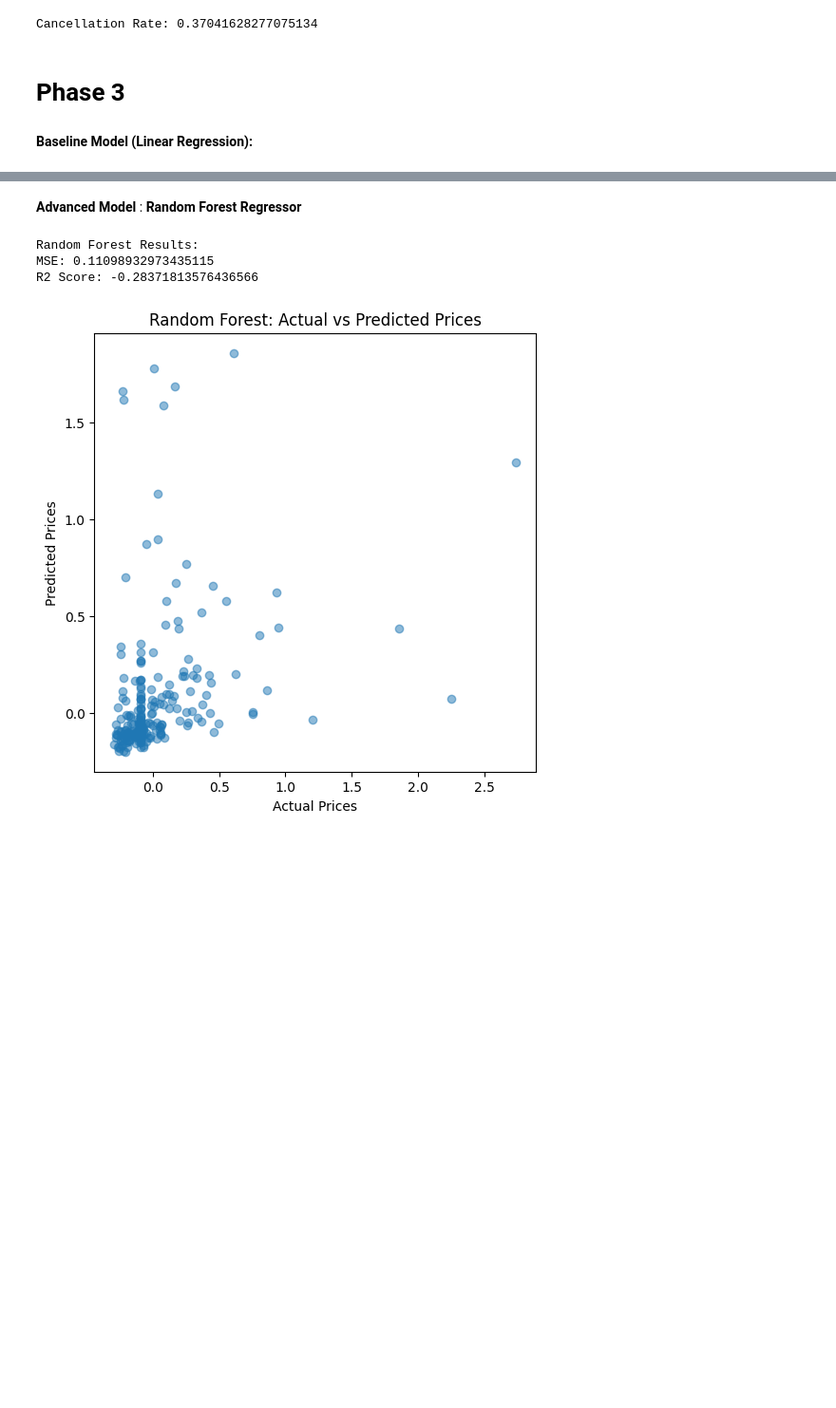
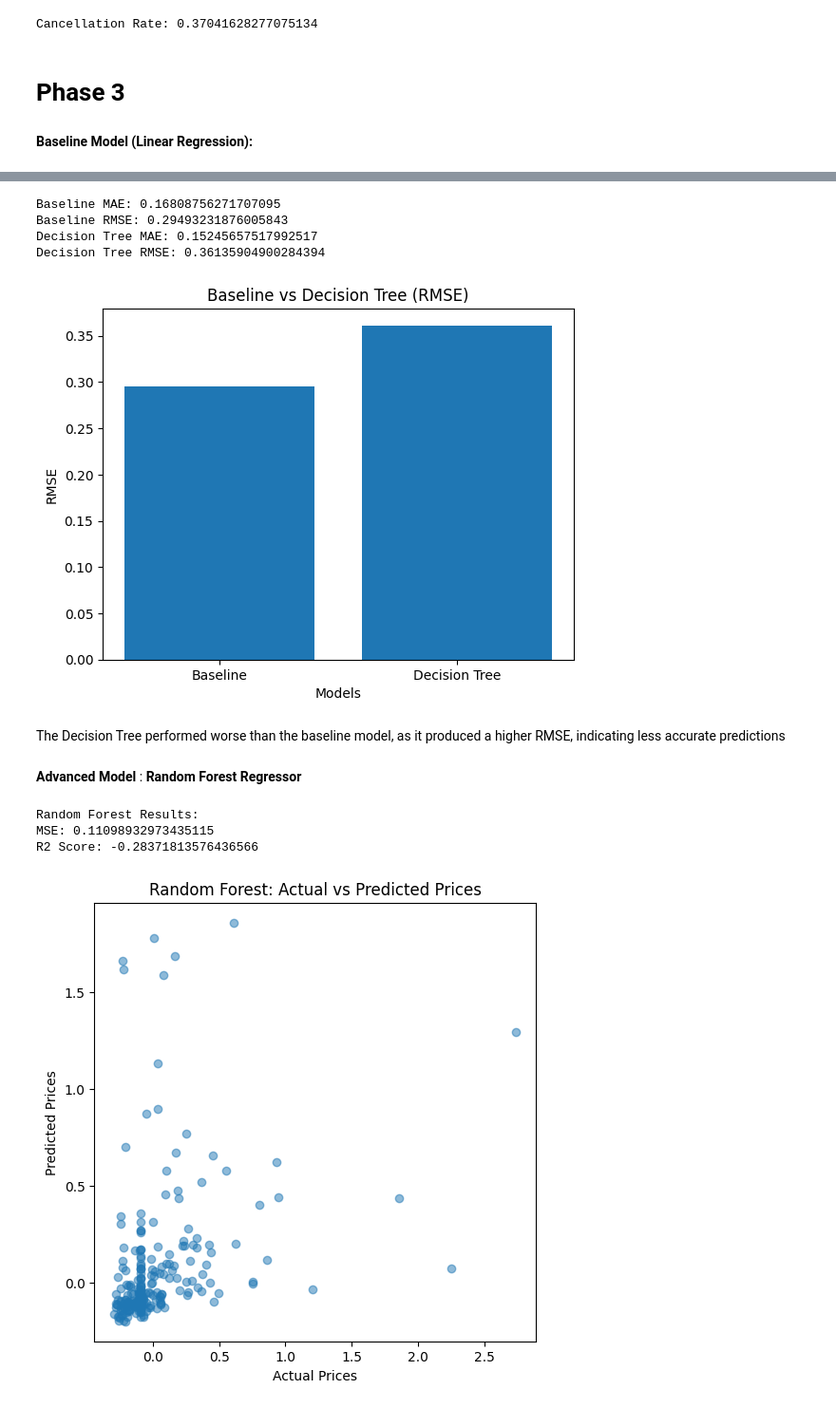
Before and after one commit to ITDeema/DataScience, a Jupyter notebook: DATASCIENCEPHASE2.ipynb, the cells around one changed output, grey strips where cells are left out. Shown at 95% size. Saved outputs shown, nothing was run; the diff lists cells and outputs as text; code cells hidden in the pictures; blank space fills up the shorter version.

```diff
--- a/DATASCIENCEPHASE2.ipynb
+++ b/DATASCIENCEPHASE2.ipynb
@@ -965,3 +1044,41 @@ y_pred = baseline_model.predict(X_test)
+# %%
+baseline_pred = [y_train.mean()] * len(y_test)
+
+from sklearn.metrics import mean_absolute_error, mean_squared_error
+import numpy as np
+import matplotlib.pyplot as plt
+
+baseline_mae = mean_absolute_error(y_test, baseline_pred)
+baseline_rmse = np.sqrt(mean_squared_error(y_test, baseline_pred))
+
+print("Baseline MAE:", baseline_mae)
+print("Baseline RMSE:", baseline_rmse)
+
+# Decision Tree (نتيجتك)
+mae_dt = mean_absolute_error(y_test, y_pred_dt)
+rmse_dt = np.sqrt(mean_squared_error(y_test, y_pred_dt))
+
+print("Decision Tree MAE:", mae_dt)
+print("Decision Tree RMSE:", rmse_dt)
+
+
+models = ["Baseline", "Decision Tree"]
+rmse_values = [baseline_rmse, rmse_dt]
+
+plt.figure()
+plt.bar(models, rmse_values)
+plt.title("Baseline vs Decision Tree (RMSE)")
+plt.xlabel("Models")
+plt.ylabel("RMSE")
+plt.show()
+# %% [output]
+Baseline MAE: 0.16808756271707095
+Baseline RMSE: 0.29493231876005843
+Decision Tree MAE: 0.15245657517992517
+Decision Tree RMSE: 0.36135904900284394
+[figure, added]
+# %% [markdown]
+ The Decision Tree performed worse than the baseline model, as it produced a higher RMSE, indicating less accurate predictions
 # %% [markdown]
 **Advanced** **Model** : **Random** **Forest** **Regressor**
 # %%
```
Also changed, not shown: parts of 6 cells of this notebook.
